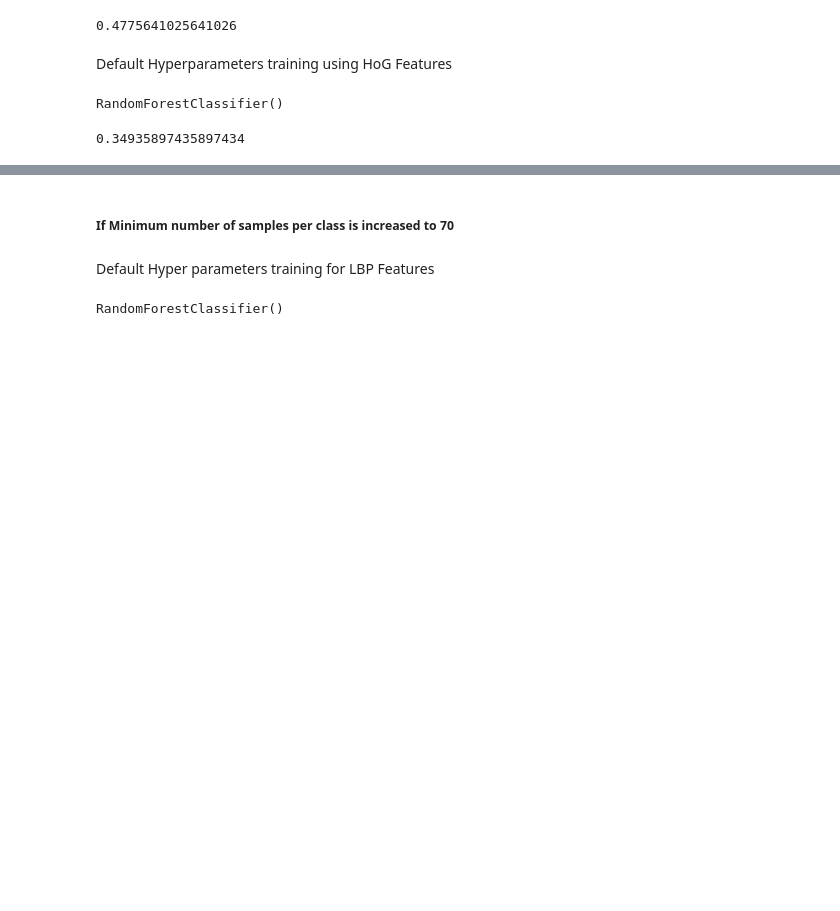
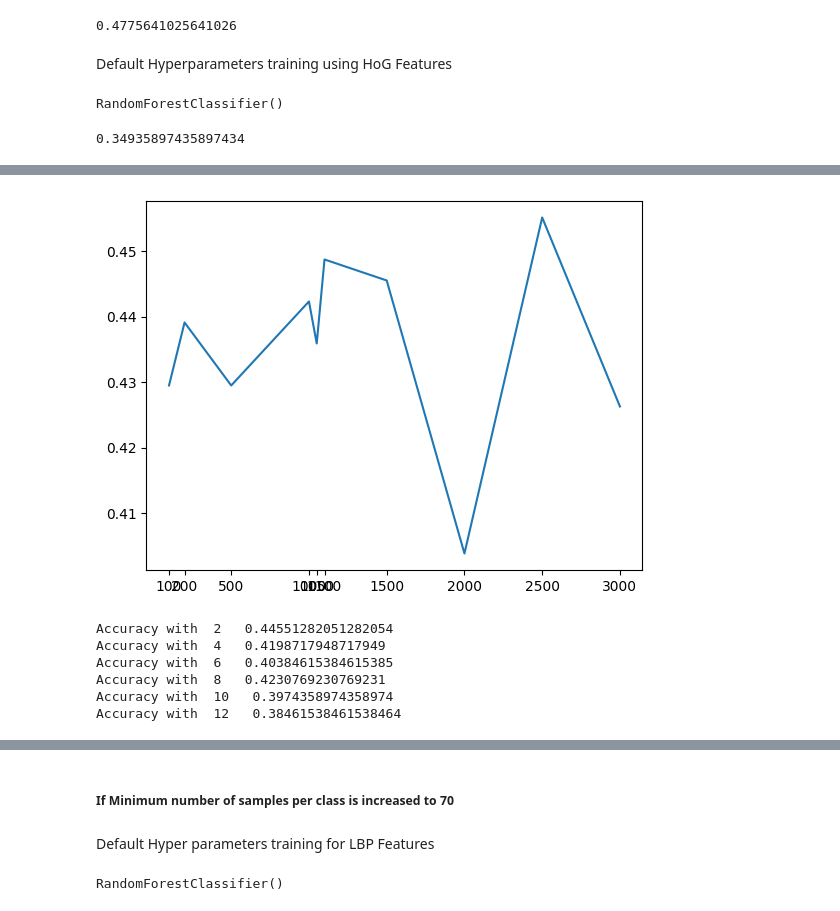
Before and after one commit to adityarathor007/Face_Recognition, a Jupyter notebook: Random_Forest_Final.ipynb, the cells around one changed output, grey strips where cells are left out. Drawn from its saved outputs; the diff is of its cells as text; code cells hidden in the pictures; blank space fills up the shorter version.

Commit message:
Hyper Parameter Tuning done

```diff
--- a/Random_Forest_Final.ipynb
+++ b/Random_Forest_Final.ipynb
@@ -114,3 +114,10 @@ y_predicted_HoG = model_HoG_default.predict(X_test_HoG)
 print(accuracy_score(y_true=y_test_HoG,y_pred=y_predicted_HoG))
 # %% [output]
 0.34935897435897434
+# %%
+X_train_50,X_test_50,y_train_50,y_test_50 = train_test_split(Features,target,train_size=0.8,random_state=42)
+# %%
+model_ALL_default = RandomForestClassifier()
+model_ALL_default.fit(X_train_50,y_train_50)
+y_predicted_ALL_50 = model_ALL_default.predict(X_test_50)
+print(accuracy_score(y_true=y_test_50,y_pred=y_predicted_ALL_50))
@@ -116,0 +126,18 @@ print(accuracy_score(y_true=y_test_HoG,y_pred=y_predicted_HoG))
+# %%
+accuracies_max_depth_tuning = []
+best_model = None
+max_accuracy = 0
+max_depth = [100,200,500,1000,1050,1100,1500,2000,2500,3000]
+for depth in max_depth:
+
+    model = RandomForestClassifier(max_depth=depth)
+    model.fit(X_train_50,y_train_50)
+    y_pred = model.predict(X_test_50)
+
+    accuracy = accuracy_score(y_pred=y_pred,y_true=y_test_50)
+    print("Accuracy with ",depth,' ',accuracy)
+
+    accuracies_max_depth_tuning.append(accuracy)
+    if(accuracy > max_accuracy):
+        best_model = model
+        max_accuracy = accuracy
@@ -116,0 +155,31 @@ print(accuracy_score(y_true=y_test_HoG,y_pred=y_predicted_HoG))
+# %%
+plt.plot(max_depth,accuracies_max_depth_tuning)
+plt.xticks(max_depth)
+plt.show()
+# %% [output]
+[figure, added]
+# %%
+accuracies_min_leaves_tuning = []
+best_model_leaves = None
+max_accuracy = 0
+min_leaves = [2,4,6,8,10,12]
+for leaves in min_leaves:
+
+    model = RandomForestClassifier(min_samples_leaf=leaves)
+    model.fit(X_train_50,y_train_50)
+    y_pred = model.predict(X_test_50)
+
+    accuracy = accuracy_score(y_pred=y_pred,y_true=y_test_50)
+    print("Accuracy with ",leaves,' ',accuracy)
+
+    accuracies_min_leaves_tuning.append(accuracy)
+    if(accuracy > max_accuracy):
+        best_model_leaves = model
+        max_accuracy = accuracy
+# %% [output]
+Accuracy with  2   0.44551282051282054
+Accuracy with  4   0.4198717948717949
+Accuracy with  6   0.40384615384615385
+Accuracy with  8   0.4230769230769231
+Accuracy with  10   0.3974358974358974
+Accuracy with  12   0.38461538461538464
```
Also changed, not shown: parts of 17 cells of this notebook.
